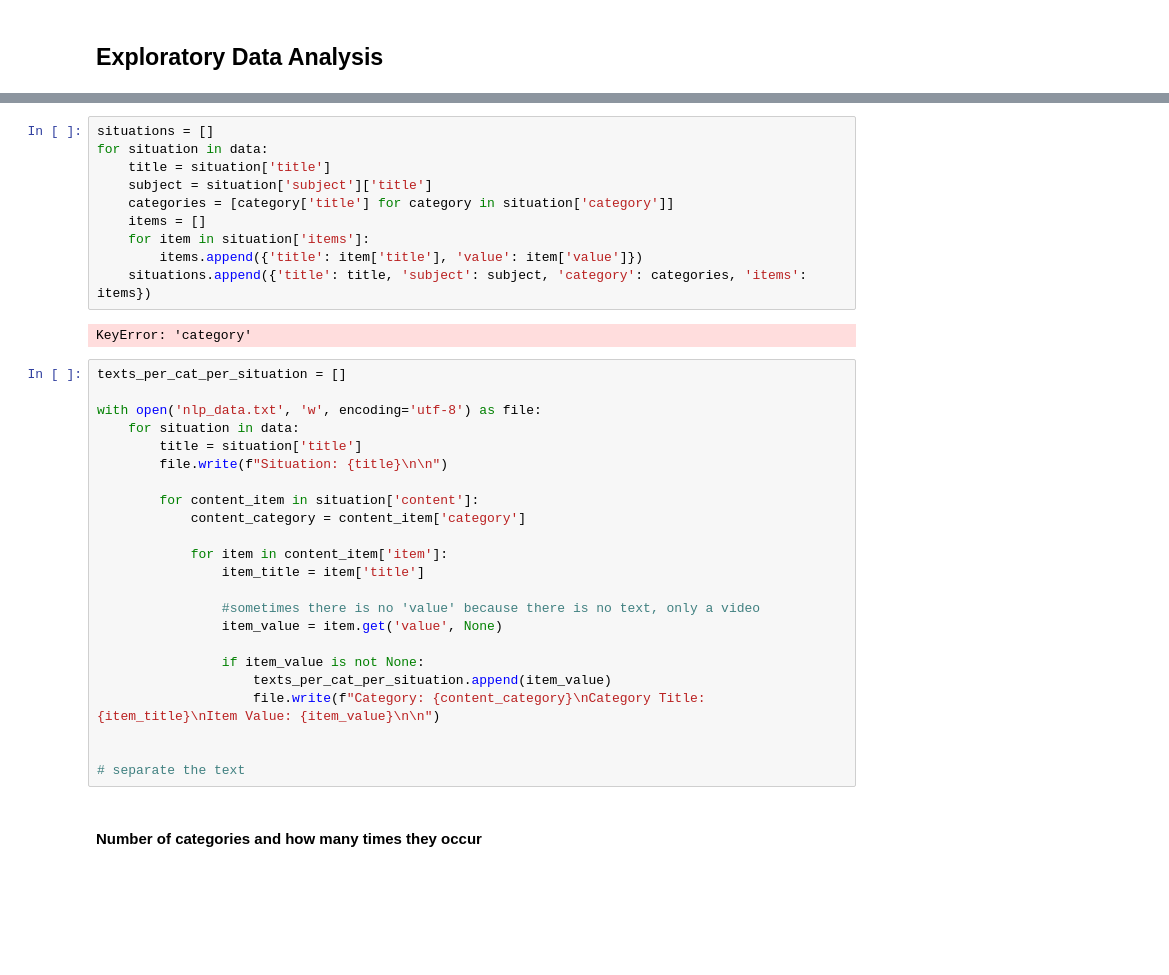
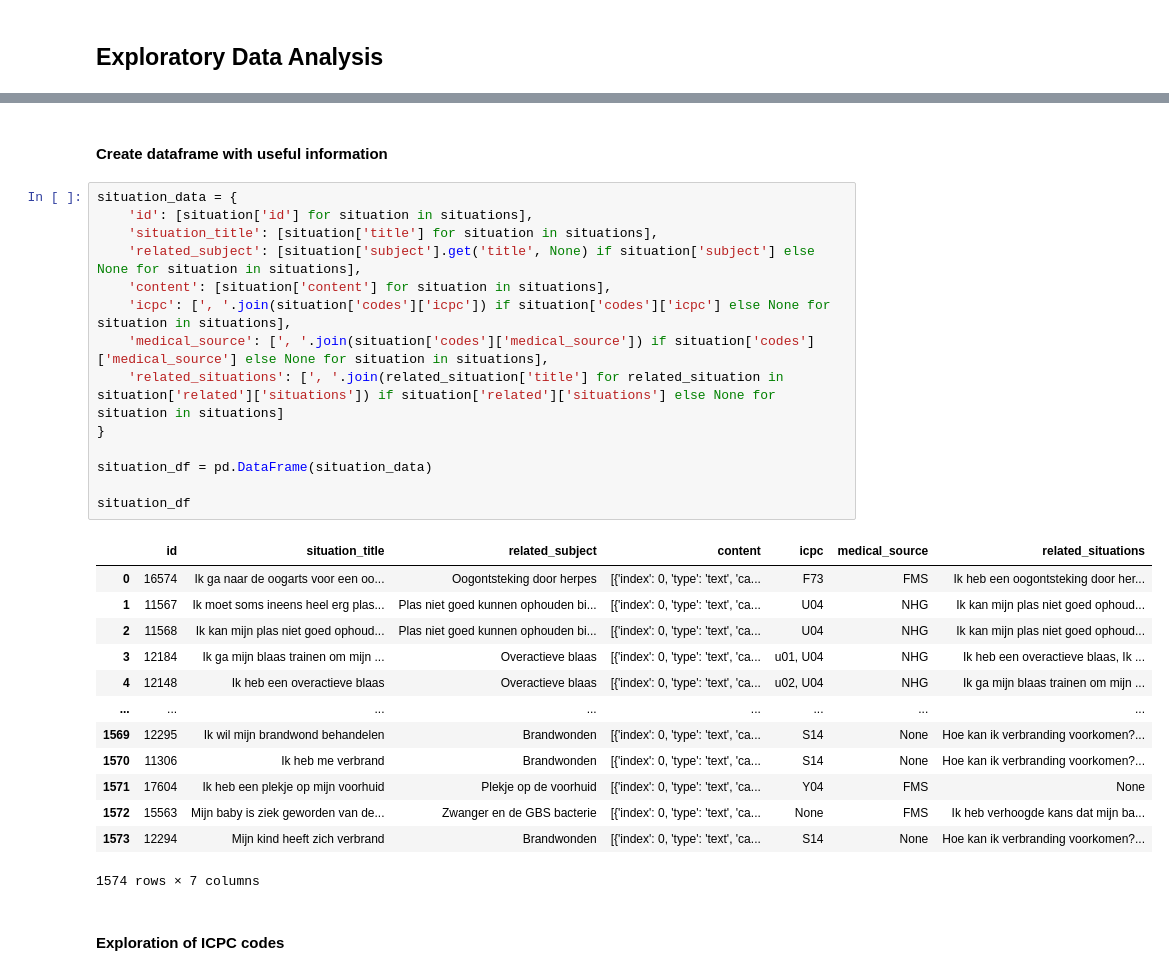
Before and after one commit to myrtekuipers/Thesis, a Jupyter notebook: situations_start.ipynb, the cells around one changed output, grey strips where cells are left out. Drawn from its saved outputs; the diff is of its cells as text; blank space fills up the shorter version.

```diff
--- a/situations_start.ipynb
+++ b/situations_start.ipynb
@@ -124,37 +15,32 @@ TypeError: list indices must be integers or slices, not str
-# %%
-situations = []
-for situation in data:
-    title = situation['title']
-    subject = situation['subject']['title']
-    categories = [category['title'] for category in situation['category']]
-    items = []
-    for item in situation['items']:
-        items.append({'title': item['title'], 'value': item['value']})
-    situations.append({'title': title, 'subject': subject, 'category': categories, 'items': items})
-# %% [output]
-KeyError: 'category'
-# %%
-texts_per_cat_per_situation = []
-
-with open('nlp_data.txt', 'w', encoding='utf-8') as file:
-    for situation in data:
-        title = situation['title']
-        file.write(f"Situation: {title}\n\n")
-
-        for content_item in situation['content']:
-            content_category = content_item['category']
-
-            for item in content_item['item']:
-                item_title = item['title']
-
-                #sometimes there is no 'value' because there is no text, only a video
-                item_value = item.get('value', None)
-
-                if item_value is not None:
-                    texts_per_cat_per_situation.append(item_value)
-                    file.write(f"Category: {content_category}\nCategory Title: {item_title}\nItem Value: {item_value}\n\n")
-
-
-# separate the text
-# %% [markdown]
-#### Number of categories and how many times they occur
+# %% [markdown]
+#### Create dataframe with useful information
+# %%
+situation_data = {
+    'id': [situation['id'] for situation in situations],
+    'situation_title': [situation['title'] for situation in situations],
+    'related_subject': [situation['subject'].get('title', None) if situation['subject'] else None for situation in situations],
+    'content': [situation['content'] for situation in situations],
+    'icpc': [', '.join(situation['codes']['icpc']) if situation['codes']['icpc'] else None for situation in situations],
+    'medical_source': [', '.join(situation['codes']['medical_source']) if situation['codes']['medical_source'] else None for situation in situations],
+    'related_situations': [', '.join(related_situation['title'] for related_situation in situation['related']['situations']) if situation['related']['situations'] else None for situation in situations]
+}
+
+situation_df = pd.DataFrame(situation_data)
+
+situation_df
+# %% [output]
+|  | id | situation_title | related_subject | content | icpc | medical_source | related_situations |
+| 0 | 16574 | Ik ga naar de oogarts voor een oo... | Oogontsteking door herpes | [{'index': 0, 'type': 'text', 'ca... | F73 | FMS | Ik heb een oogontsteking door her... |
+| 1 | 11567 | Ik moet soms ineens heel erg plas... | Plas niet goed kunnen ophouden bi... | [{'index': 0, 'type': 'text', 'ca... | U04 | NHG | Ik kan mijn plas niet goed ophoud... |
+| 2 | 11568 | Ik kan mijn plas niet goed ophoud... | Plas niet goed kunnen ophouden bi... | [{'index': 0, 'type': 'text', 'ca... | U04 | NHG | Ik kan mijn plas niet goed ophoud... |
+| 3 | 12184 | Ik ga mijn blaas trainen om mijn ... | Overactieve blaas | [{'index': 0, 'type': 'text', 'ca... | u01, U04 | NHG | Ik heb een overactieve blaas, Ik ... |
+| 4 | 12148 | Ik heb een overactieve blaas | Overactieve blaas | [{'index': 0, 'type': 'text', 'ca... | u02, U04 | NHG | Ik ga mijn blaas trainen om mijn ... |
+| ... | ... | ... | ... | ... | ... | ... | ... |
+| 1569 | 12295 | Ik wil mijn brandwond behandelen | Brandwonden | [{'index': 0, 'type': 'text', 'ca... | S14 | None | Hoe kan ik verbranding voorkomen?... |
+| 1570 | 11306 | Ik heb me verbrand | Brandwonden | [{'index': 0, 'type': 'text', 'ca... | S14 | None | Hoe kan ik verbranding voorkomen?... |
+| 1571 | 17604 | Ik heb een plekje op mijn voorhuid | Plekje op de voorhuid | [{'index': 0, 'type': 'text', 'ca... | Y04 | FMS | None |
+| 1572 | 15563 | Mijn baby is ziek geworden van de... | Zwanger en de GBS bacterie | [{'index': 0, 'type': 'text', 'ca... | None | FMS | Ik heb verhoogde kans dat mijn ba... |
+| 1573 | 12294 | Mijn kind heeft zich verbrand | Brandwonden | [{'index': 0, 'type': 'text', 'ca... | S14 | None | Hoe kan ik verbranding voorkomen?... |
+1574 rows × 7 columns
+# %% [markdown]
+#### Exploration of ICPC codes
```
Also changed, not shown: parts of 24 cells of this notebook, 1 other file.
